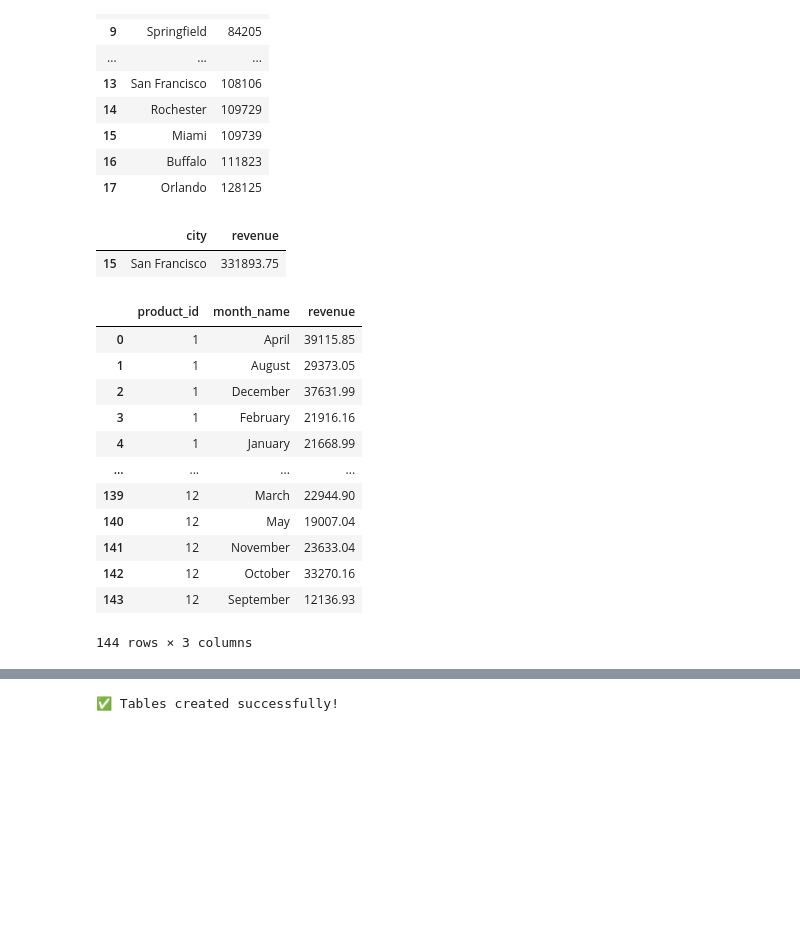
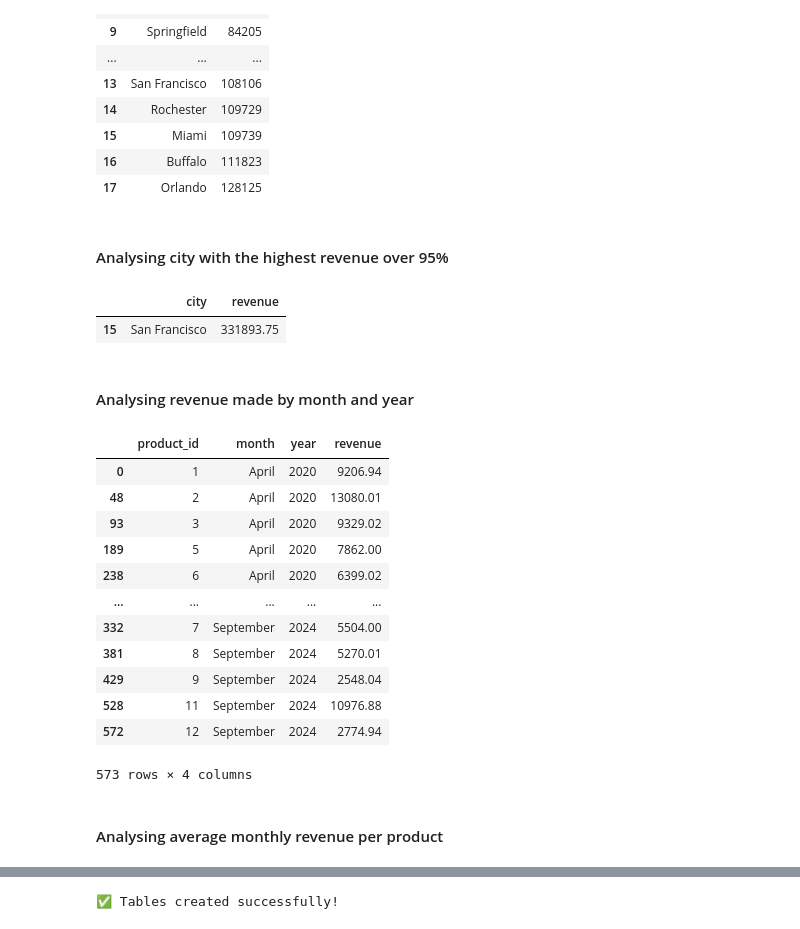
Before and after one commit to Adewaleilesanmi001/Platform-for-Strategic-Retail-Decisions, a Jupyter notebook: sales_intelligence.ipynb, the cells around one changed output, grey strips where cells are left out. Saved outputs shown, nothing was run; the diff lists cells and outputs as text; code cells hidden in the pictures; blank space fills up the shorter version.

Commit message:
updated sales analysis

```diff
--- a/sales_intelligence.ipynb
+++ b/sales_intelligence.ipynb
@@ -200,7 +196,5 @@ df.to_excel('clean_sales_data.xlsx', index=False)
 # %%
-df_products = df[['category', 'sub_category']].drop_duplicates().reset_index(drop=True)
+df_products = df[['category', 'sub_category']].copy().drop_duplicates().reset_index(drop=True)
 df_products['product_id'] = df_products.index + 1
 df_products = df_products[['product_id', 'category', 'sub_category']]
 df_products
-df_products.to_csv('df_products.csv', index=False)
-df_products.to_excel('df_products.xlsx', index=False)
@@ -207,6 +217,7 @@ df_products.to_excel('df_products.xlsx', index=False)
 # %%
 df_customers = (
     df[['first_name', 'last_name', 'state', 'city']]
+    .copy()
     .drop_duplicates()
     .reset_index(drop=True)
 )
@@ -214,6 +225,3 @@ df_customers['customer_id'] = df_customers.index + 1
 # df_customers[['first_name', 'last_name']] = df_customers['customername'].str.split(' ', n=1, expand=True)
 df_customers = df_customers[['customer_id', 'first_name', 'last_name', 'state', 'city']]
 df_customers
-
-df_customers.to_csv('df_customers.csv', index=False)
-df_customers.to_excel('df_customers.xlsx', index=False)
@@ -225,17 +249,15 @@ df_orderss = (
            right_on=['first_name', 'last_name', 'state', 'city'],
            how='left', validate='many_to_one')
     .merge(df_products[['product_id', 'sub_category']], on='sub_category', how='left', validate='many_to_one')
-)
+).copy().drop_duplicates().reset_index(drop=True)
 df_orderss['cost_per_unit'] = np.where(
     df_orderss['quantity'] != 0,
     ((df_orderss['amount'] - df_orderss['profit']) / df_orderss['quantity']).round(2),
     np.nan
 )
+df_orderss['price'] = (df_orderss['amount'] / df_orderss['quantity']).round(2)
 df_orderss.insert(0, 'order_pk', df_orderss.index + 1)
-df_orderss['price'] = (df_orderss['amount'] / df_orderss['quantity']).round(2)
+
 df_orders = df_orderss[['order_pk', 'order_id', 'order_date', 'amount', 'paymentmode', 'quantity', 'customer_id', 'product_id', 'price']]
 
 df_orders
-
-df_orders.to_csv('df_orders.csv', index=False)
-df_orders.to_excel('df_orders.xlsx', index=False)
@@ -258,20 +309,18 @@ df_revenue.to_excel('df_revenue.xlsx', index=False)
 # %%
+
+
 df_fact_table = (
     df_customers[['customer_id']]
             .merge(df_orderss[['order_pk', 'order_id', 'order_date', 'amount', 'paymentmode', 'quantity',
        'customer_id', 'product_id', 'price', 'profit', 'cost_per_unit']], on='customer_id', how='left')
             .merge(df_products[['category', 'sub_category' , 'product_id']], on='product_id', how='left')
           #   .merge(df[['profit', 'amount', 'order_date','order_id', 'first_name', 'last_name', 'state', 'city']], on=['first_name', 'last_name', 'state', 'city'],  how='left', validate='many_to_many'). reset_index(drop=True)
-
-                 )
-df_fact_table['month_name'] = df_fact_table['order_date'].dt.strftime('%B')
+                 ).copy().drop_duplicates().reset_index(drop=True)
+df_fact_table['month'] = df_fact_table['order_date'].dt.strftime('%B')
+df_fact_table['year'] = df_fact_table['order_date'].dt.year
 df_fact_table['transaction_id'] = df_fact_table.index + 1
 # df_fact_table = df_fact_table[['order_id', 'customer_id', 'city', 'category', 'sub_category', 'paymentmode', 'order_date', 'amount', 'profit', 'quantity']]
 df_fact_table = df_fact_table[['transaction_id', 'customer_id', 'order_pk', 'order_date', 'amount', 'paymentmode',
        'quantity', 'product_id', 'price', 'profit', 'cost_per_unit',
-       'category', 'sub_category', 'month_name']]
+        'month', 'year']]
 df_fact_table
-
-
-df_fact_table.to_csv('df_fact_table.csv', index=False)
-df_fact_table.to_excel('df_fact_table.xlsx', index=False)
@@ -444,6 +517,8 @@ city_with_low_profit
 | 15 | Miami | 109739 |
 | 16 | Buffalo | 111823 |
 | 17 | Orlando | 128125 |
+# %% [markdown]
+#### Analysing city with the highest revenue over 95%
 # %%
 Cities_with_revenue= df_customers[['customer_id', 'city']].merge(df_fact_table[['customer_id', 'cost_per_unit', 'quantity']], on='customer_id', how='left')
 # grouped_revenue = df.groupby('Product')['Revenue'].sum()
@@ -464,30 +539,36 @@ top_cities
 # %% [output]
 |  | city | revenue |
 | 15 | San Francisco | 331893.75 |
+# %% [markdown]
+#### Analysing revenue made by month and year
 # %%
 
 
-monthly_sales = df_fact_table[['product_id', 'month_name']].reset_index(drop=True)
+monthly_sales = df_fact_table[['product_id', 'month', 'year']].reset_index(drop=True)
 monthly_sales['revenue'] = Cities_with_revenue[['revenue']]
 
 # # Aggregate total revenue per product per month
-monthly_sales = monthly_sales.groupby(['product_id', 'month_name'])['revenue'].sum().reset_index()
+monthly_sales = monthly_sales.groupby(['product_id', 'month', 'year'])\
+                    ['revenue'].sum().reset_index()\
+                    .sort_values(['month', 'year'])
 
 monthly_sales
 # %% [output]
-|  | product_id | month_name | revenue |
-| 0 | 1 | April | 39115.85 |
-| 1 | 1 | August | 29373.05 |
-| 2 | 1 | December | 37631.99 |
-| 3 | 1 | February | 21916.16 |
-| 4 | 1 | January | 21668.99 |
-| ... | ... | ... | ... |
-| 139 | 12 | March | 22944.90 |
-| 140 | 12 | May | 19007.04 |
-| 141 | 12 | November | 23633.04 |
-| 142 | 12 | October | 33270.16 |
-| 143 | 12 | September | 12136.93 |
+|  | product_id | month | year | revenue |
+| 0 | 1 | April | 2020 | 9206.94 |
+| 48 | 2 | April | 2020 | 13080.01 |
+| 93 | 3 | April | 2020 | 9329.02 |
+| 189 | 5 | April | 2020 | 7862.00 |
+| 238 | 6 | April | 2020 | 6399.02 |
+| ... | ... | ... | ... | ... |
+| 332 | 7 | September | 2024 | 5504.00 |
+| 381 | 8 | September | 2024 | 5270.01 |
+| 429 | 9 | September | 2024 | 2548.04 |
+| 528 | 11 | September | 2024 | 10976.88 |
+| 572 | 12 | September | 2024 | 2774.94 |
-144 rows × 3 columns
+573 rows × 4 columns
+# %% [markdown]
+#### Analysing average monthly revenue per product
 # %%
  # Calculate average monthly revenue per product
 avg_monthly_sales = monthly_sales.groupby('product_id')['revenue'].mean().round(2).reset_index()
```
Also changed, not shown: parts of 51 cells of this notebook, 10 other files.
